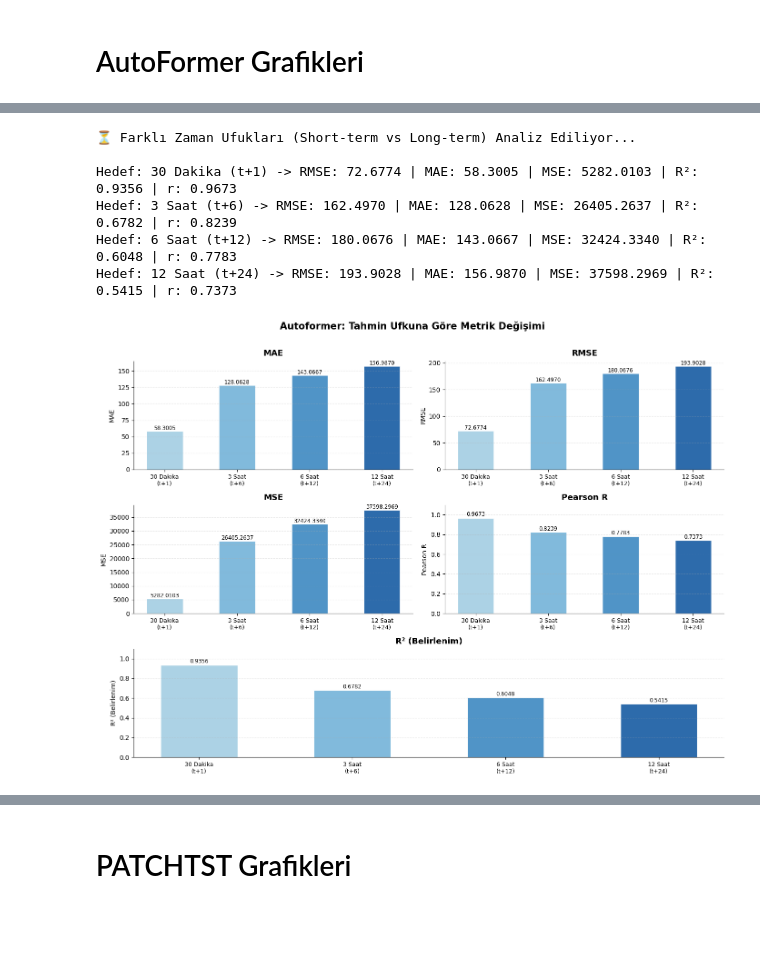
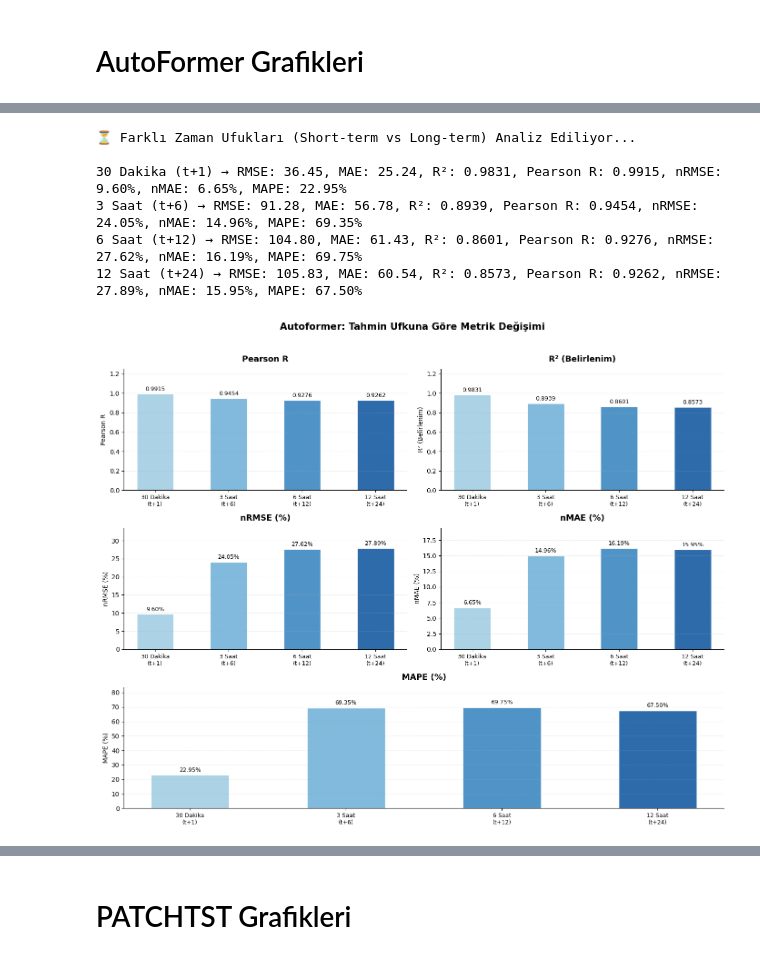
Before and after one commit to MelihKotman/Solar-Forecasting-XAI, a Jupyter notebook: notebooks/05_model_results.ipynb, the cells around one changed output, grey strips where cells are left out. Saved outputs shown, nothing was run; the diff lists cells and outputs as text; code cells hidden in the pictures; blank space fills up the shorter version.

```diff
--- a/notebooks/05_model_results.ipynb
+++ b/notebooks/05_model_results.ipynb
@@ -223,22 +276,45 @@ print("⏳ Farklı Zaman Ufukları (Short-term vs Long-term) Analiz Ediliyor...\
 horizons = [1, 6, 12, 24]
 horizon_labels = ['30 Dakika\n(t+1)', '3 Saat\n(t+6)', '6 Saat\n(t+12)', '12 Saat\n(t+24)']
 
-rmse_list, mae_list, mse_list, r2_list, r_list = [], [], [], [], []
+rmse_list, mae_list, mse_list, r2_list, r_list, nrmse_list, nmae_list, mape_list = [], [], [], [], [], [], [], []
 
-for h in horizons:
+for idx_h, h in enumerate(horizons):
     idx = h - 1
     true_h = all_trues[:, idx]
     pred_h = all_predictions[:, idx]
 
-    rmse_list.append(np.sqrt(mean_squared_error(true_h, pred_h)))
-    mae_list.append(mean_absolute_error(true_h, pred_h))
+    rmse_val = np.sqrt(mean_squared_error(true_h, pred_h))
+    mae_val = mean_absolute_error(true_h, pred_h)
+
+    rmse_list.append(rmse_val)
+    mae_list.append(mae_val)
     mse_list.append(mean_squared_error(true_h, pred_h))
     r2_list.append(r2_score(true_h, pred_h))
     r_list.append(pearsonr(true_h, pred_h)[0])
 
-    label = horizon_labels[horizons.index(h)].replace("\n", " ")
-    print(f"Hedef: {label} -> RMSE: {rmse_list[-1]:.4f} | MAE: {mae_list[-1]:.4f} | "
-          f"MSE: {mse_list[-1]:.4f} | R²: {r2_list[-1]:.4f} | r: {r_list[-1]:.4f}")
+    mean_true = np.mean(true_h) if np.mean(true_h) != 0 else 1e-5
+
+    # HATA DÜZELTME 2: Gündüz maskesini tüm array yerine sadece o ufuktaki (true_h) değerler için oluşturduk.
+    daytime_mask = true_h > 10
+
+    # Gündüz ortalaması 0 gelme ihtimaline karşı ufak bir güvenlik önlemi
+    mean_ghi_daytime = np.mean(true_h[daytime_mask]) if np.sum(daytime_mask) > 0 else 1e-5
+
+    nrmse = (rmse_val / mean_ghi_daytime) * 100
+    nmae  = (mae_val  / mean_ghi_daytime) * 100
+
+    if np.sum(daytime_mask) > 0:
+        mape  = np.mean(np.abs((true_h[daytime_mask] - pred_h[daytime_mask]) / true_h[daytime_mask])) * 100
+    else:
+        mape = 0.0
+
+    # HATA DÜZELTME 3: Hesaplanan metrikleri listelere ekledik!
+    nrmse_list.append(nrmse)
+    nmae_list.append(nmae)
+    mape_list.append(mape)
+
+    label = horizon_labels[idx_h].replace("\n", " ")
+    print(f"{label} → RMSE: {rmse_list[-1]:.2f}, MAE: {mae_list[-1]:.2f}, R²: {r2_list[-1]:.4f}, Pearson R: {r_list[-1]:.4f}, nRMSE: {nrmse:.2f}%, nMAE: {nmae:.2f}%, MAPE: {mape:.2f}%")
 
 # ==========================================
 #  Grafik — 5 panel, 2 sütun (son satır ortada)
@@ -246,53 +322,60 @@ for h in horizons:
 autoformer_palette = ['#9ecae1', '#6baed6', '#3182bd', '#08519c']
 
 metrics = [
-    ('MAE',       mae_list,  False),
-    ('RMSE',      rmse_list, False),
-    ('MSE',              mse_list,  False),
     ('Pearson R',        r_list,    True),
     ('R² (Belirlenim)',  r2_list,   True),
+    ('nRMSE (%)',        nrmse_list, False),
+    ('nMAE (%)',         nmae_list,  False),
+    ('MAPE (%)',         mape_list,  False)
 ]
 
-fig = plt.figure(figsize=(14, 10))
+fig = plt.figure(figsize=(14, 11))
 fig.suptitle('Autoformer: Tahmin Ufkuna Göre Metrik Değişimi',
-             fontsize=15, fontweight='bold', y=1.01)
+             fontsize=15, fontweight='bold', y=1.02)
 
 x = np.arange(len(horizons))
 
 for i, (name, values, bounded) in enumerate(metrics):
     if i < 4:
         ax = fig.add_subplot(3, 2, i + 1)
     else:
         ax = fig.add_subplot(3, 2, (5, 6))
 
     bars = ax.bar(x, values, color=autoformer_palette, alpha=0.85,
                   width=0.5, edgecolor='white', linewidth=0.8)
 
-    ax.set_title(name, fontsize=13, fontweight='bold', pad=8)
+    ax.set_title(name, fontsize=13, fontweight='bold', pad=12)
     ax.set_xticks(x)
     ax.set_xticklabels(horizon_labels, fontsize=9)
     ax.set_ylabel(name, fontsize=10)
     ax.grid(axis='y', alpha=0.25, linestyle='--')
     ax.spines[['top', 'right']].set_visible(False)
 
+    max_val = max(values) if len(values) > 0 else 1
     if bounded:
-        ax.set_ylim(0, 1.1)
+        ax.set_ylim(0, 1.25)
+    else:
+        ax.set_ylim(0, max_val * 1.2)
 
     for bar, v in zip(bars, values):
-        ax.text(bar.get_x() + bar.get_width() / 2, bar.get_height() + 0.005,
-                f'{v:.4f}', ha='center', va='bottom', fontsize=8.5, fontweight='500')
+        format_str = f'{v:.2f}%' if not bounded else f'{v:.4f}'
+
+        ax.text(bar.get_x() + bar.get_width() / 2,
+                bar.get_height() + (max_val * 0.02),
+                format_str,
+                ha='center', va='bottom', fontsize=9, fontweight='500')
 
 fig.tight_layout()
 plt.savefig('../outputs/plots/autoformer_horizon_degradation.pdf', bbox_inches='tight', dpi=300)
 plt.show()
 # %% [output]
 ⏳ Farklı Zaman Ufukları (Short-term vs Long-term) Analiz Ediliyor...
 
-Hedef: 30 Dakika (t+1) -> RMSE: 72.6774 | MAE: 58.3005 | MSE: 5282.0103 | R²: 0.9356 | r: 0.9673
-Hedef: 3 Saat (t+6) -> RMSE: 162.4970 | MAE: 128.0628 | MSE: 26405.2637 | R²: 0.6782 | r: 0.8239
-Hedef: 6 Saat (t+12) -> RMSE: 180.0676 | MAE: 143.0667 | MSE: 32424.3340 | R²: 0.6048 | r: 0.7783
-Hedef: 12 Saat (t+24) -> RMSE: 193.9028 | MAE: 156.9870 | MSE: 37598.2969 | R²: 0.5415 | r: 0.7373
+30 Dakika (t+1) → RMSE: 36.45, MAE: 25.24, R²: 0.9831, Pearson R: 0.9915, nRMSE: 9.60%, nMAE: 6.65%, MAPE: 22.95%
+3 Saat (t+6) → RMSE: 91.28, MAE: 56.78, R²: 0.8939, Pearson R: 0.9454, nRMSE: 24.05%, nMAE: 14.96%, MAPE: 69.35%
+6 Saat (t+12) → RMSE: 104.80, MAE: 61.43, R²: 0.8601, Pearson R: 0.9276, nRMSE: 27.62%, nMAE: 16.19%, MAPE: 69.75%
+12 Saat (t+24) → RMSE: 105.83, MAE: 60.54, R²: 0.8573, Pearson R: 0.9262, nRMSE: 27.89%, nMAE: 15.95%, MAPE: 67.50%
-[figure, old version]
+[figure, new version]
 # %%
 import matplotlib.pyplot as plt
 
```
Also changed, not shown: parts of 13 cells of this notebook, 30 other files.
